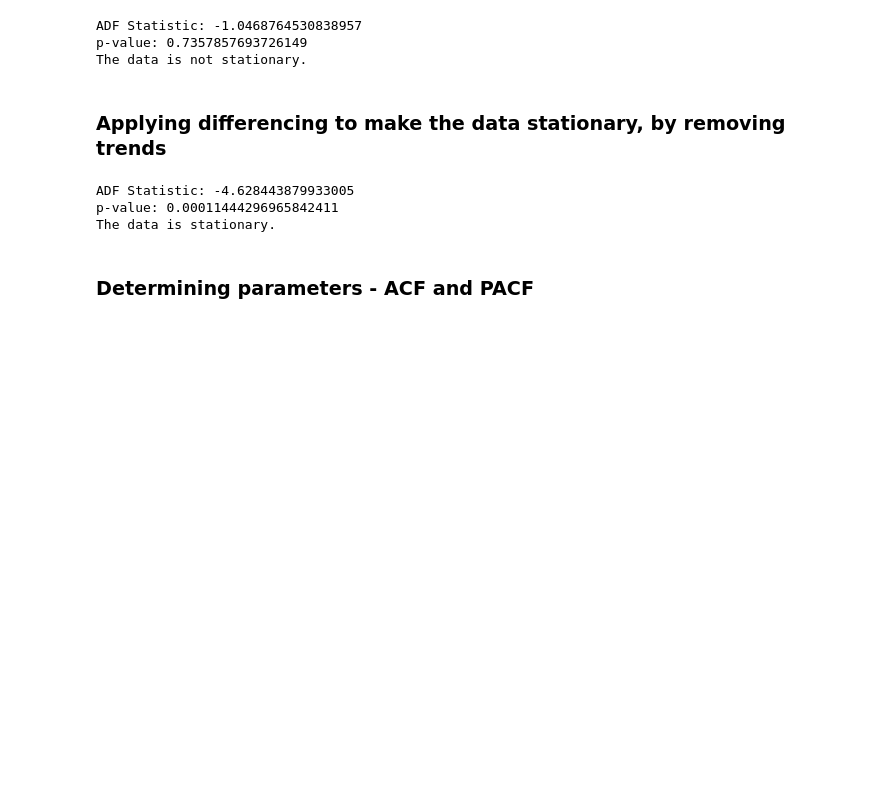
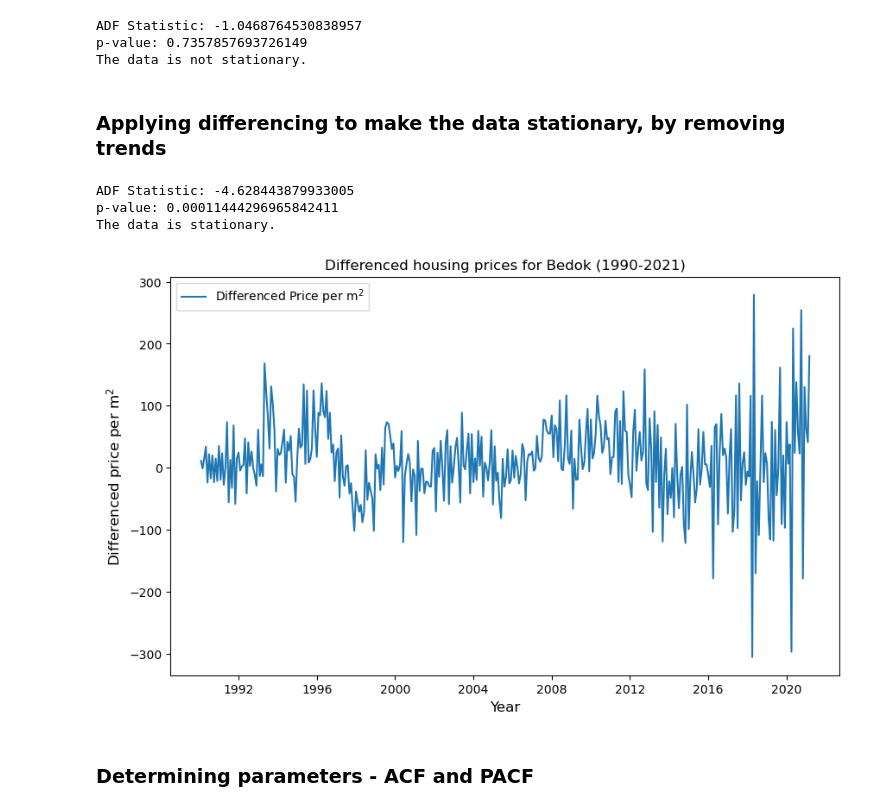
Before and after one commit to mathbert/Housing-Prices-Analysis, a Jupyter notebook: src/analysis.ipynb, the cells around one changed output. Saved outputs shown, nothing was run; the diff lists cells and outputs as text; code cells hidden in the pictures; blank space fills up the shorter version.

Commit message:
plot after stationarity

```diff
--- a/src/analysis.ipynb
+++ b/src/analysis.ipynb
@@ -78,21 +78,31 @@ The data is not stationary.
 # %%
 # Compute the first difference of the time series
 data_diff = data["price_psm"].diff().dropna()
 
 # Perform the Augmented Dickey-Fuller test
 result = adfuller(data_diff)
 print("ADF Statistic:", result[0])
 print("p-value:", result[1])
 
 # Interpret the results
 if result[1] > 0.05:
     print("The data is not stationary.")
 else:
     print("The data is stationary.")
+
+# Plot the differenced data
+plt.figure(figsize=(10, 6))
+plt.plot(data_diff, label="Differenced Price per m$^2$")
+plt.title("Differenced housing prices for Bedok (1990-2021)")
+plt.xlabel("Year", fontsize=12)
+plt.ylabel("Differenced price per m$^2$", fontsize=12)
+plt.legend()
+plt.show()
 # %% [output]
 ADF Statistic: -4.628443879933005
 p-value: 0.00011444296965842411
 The data is stationary.
+[figure, added]
 # %% [markdown]
 ### Determining parameters - ACF and PACF
 # %% [markdown]
```
Also changed, not shown: parts of 1 cell of this notebook.
